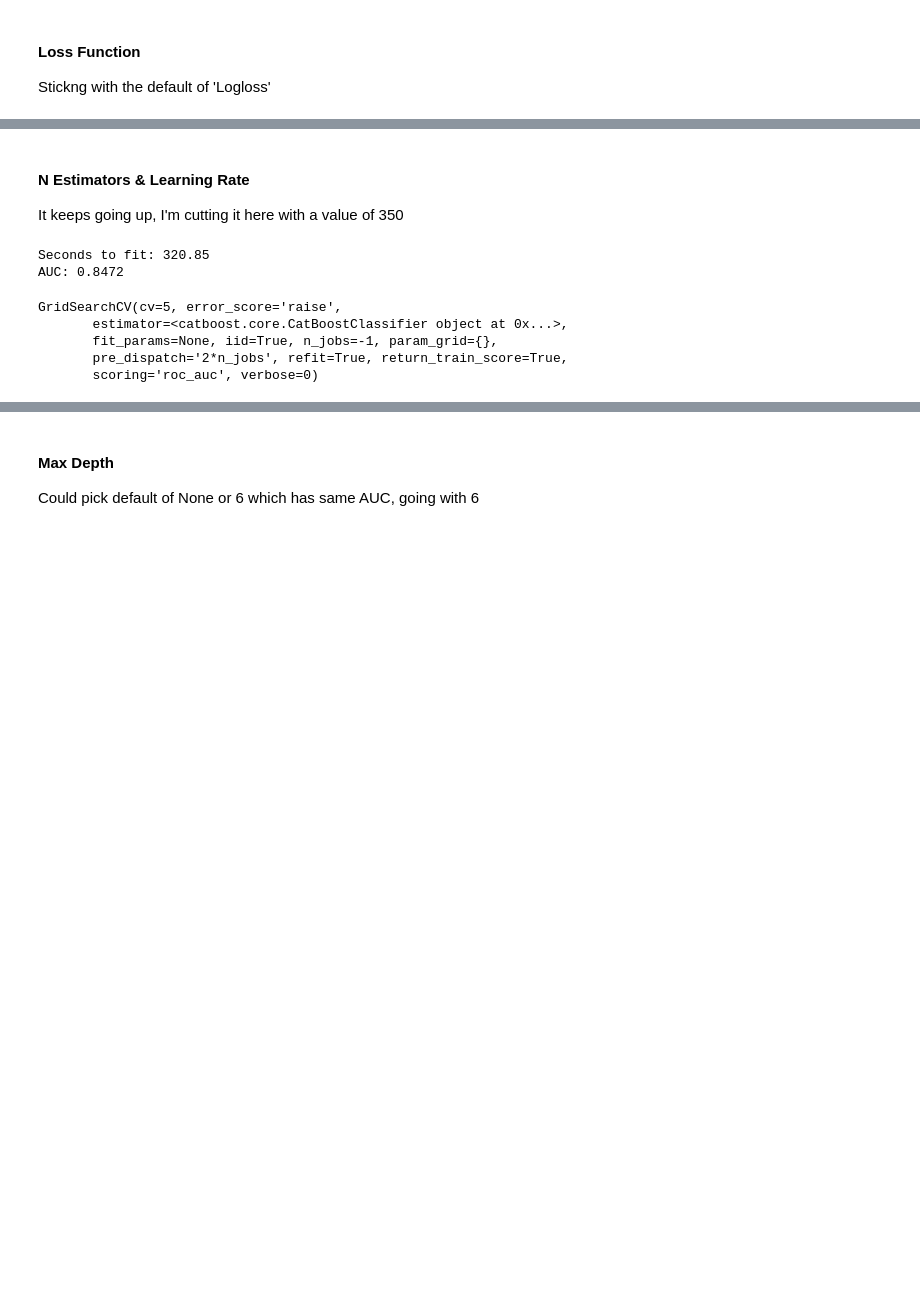
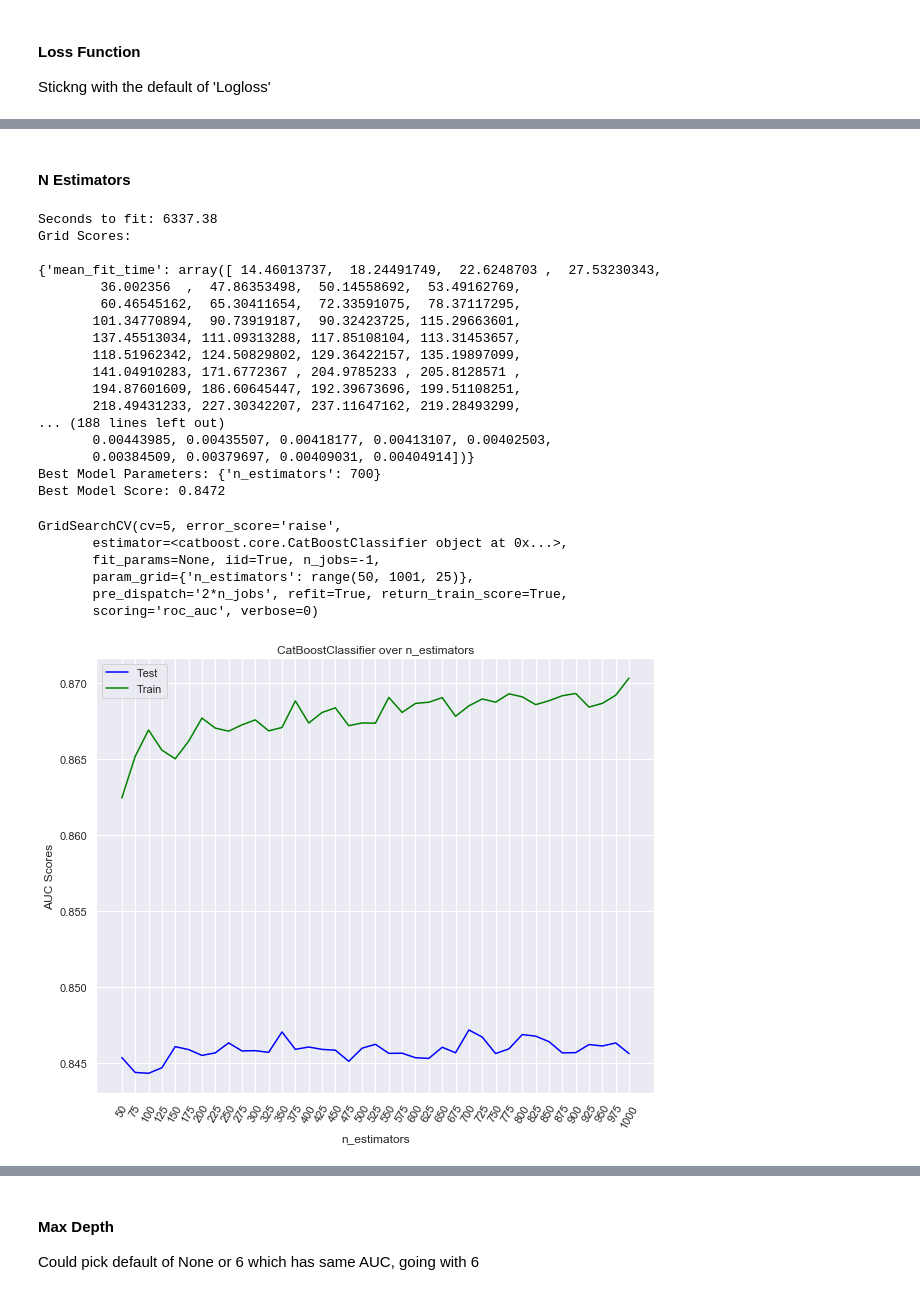
Before and after one commit to blairdev1023/telco_churn, a Jupyter notebook: src/Modeling_CatBoost.ipynb, the cells around one changed output, grey strips where cells are left out. Drawn from its saved outputs; the diff is of its cells as text; code cells hidden in the pictures; blank space fills up the shorter version.

Commit message:
done with training

```diff
--- a/src/Modeling_CatBoost.ipynb
+++ b/src/Modeling_CatBoost.ipynb
@@ -238,24 +219,40 @@ GridSearchCV(cv=5, error_score='raise',
        fit_params=None, iid=True, n_jobs=-1, param_grid={},
        pre_dispatch='2*n_jobs', refit=True, return_train_score=True,
        scoring='roc_auc', verbose=0)
-# %% [markdown]
-#### N Estimators & Learning Rate
-It keeps going up, I'm cutting it here with a value of 350
+# %% [markdown]
+#### N Estimators
 # %%
 model = CatBoostClassifier(
     random_state=42,
     cat_features=cat_cols,
-    verbose=False,
-    n_estimators=1000,
-    learning_rate=baseline_lr
+    verbose=False
 )
 
-grid_classifier(model, train_x, train_y, verbose=False)
+parameters = {'n_estimators': range(50, 1001, 25)}
+
+grid_classifier(model, train_x, train_y, parameters)
 # %% [output]
-Seconds to fit: 320.85
-AUC: 0.8472
+Seconds to fit: 6337.38
+Grid Scores:
+
+{'mean_fit_time': array([ 14.46013737,  18.24491749,  22.6248703 ,  27.53230343,
+        36.002356  ,  47.86353498,  50.14558692,  53.49162769,
+        60.46545162,  65.30411654,  72.33591075,  78.37117295,
+       101.34770894,  90.73919187,  90.32423725, 115.29663601,
+       137.45513034, 111.09313288, 117.85108104, 113.31453657,
+       118.51962342, 124.50829802, 129.36422157, 135.19897099,
+       141.04910283, 171.6772367 , 204.9785233 , 205.8128571 ,
+       194.87601609, 186.60645447, 192.39673696, 199.51108251,
+       218.49431233, 227.30342207, 237.11647162, 219.28493299,
+... (188 lines left out)
+       0.00443985, 0.00435507, 0.00418177, 0.00413107, 0.00402503,
+       0.00384509, 0.00379697, 0.00409031, 0.00404914])}
+Best Model Parameters: {'n_estimators': 700}
+Best Model Score: 0.8472
 GridSearchCV(cv=5, error_score='raise',
        estimator=<catboost.core.CatBoostClassifier object at 0x...>,
-       fit_params=None, iid=True, n_jobs=-1, param_grid={},
+       fit_params=None, iid=True, n_jobs=-1,
+       param_grid={'n_estimators': range(50, 1001, 25)},
        pre_dispatch='2*n_jobs', refit=True, return_train_score=True,
        scoring='roc_auc', verbose=0)
+[figure, added]
```
Also changed, not shown: parts of 29 cells of this notebook.
